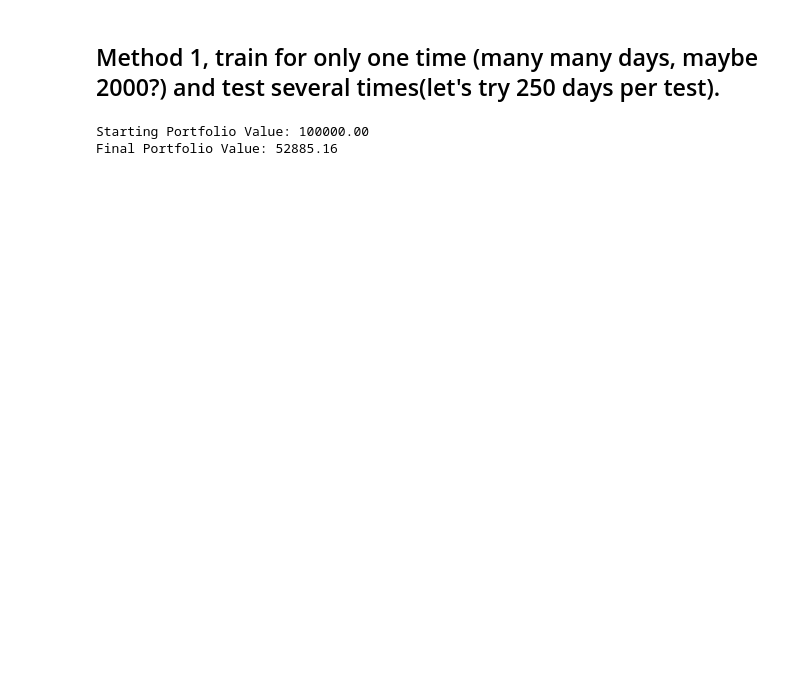
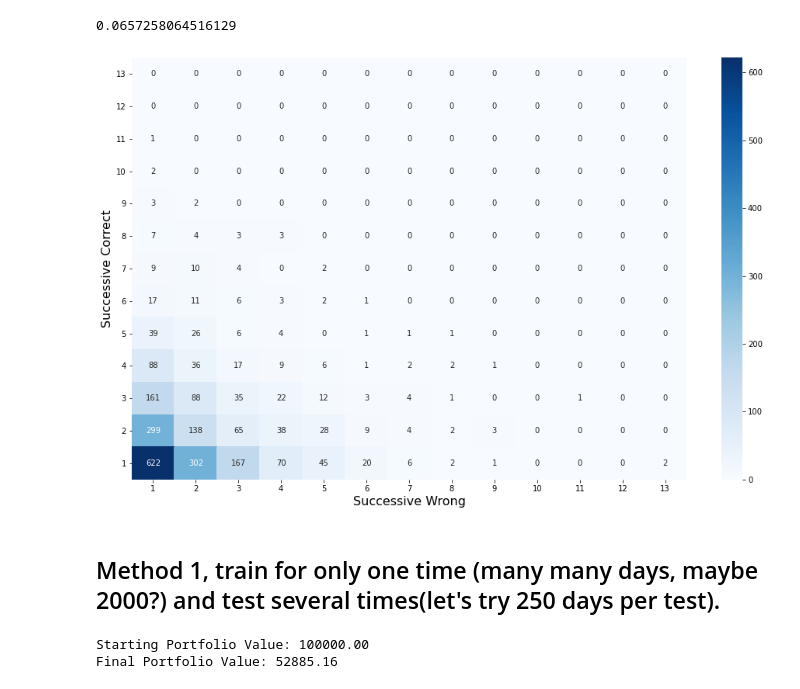
Before and after one commit to SimpleLonely/1218, a Jupyter notebook: src/packed_backtest.ipynb, the cells around one changed output. Saved outputs shown, nothing was run; the diff lists cells and outputs as text; code cells hidden in the pictures; blank space fills up the shorter version.

```diff
--- a/src/packed_backtest.ipynb
+++ b/src/packed_backtest.ipynb
@@ -20,3 +22,12 @@ df['log_r'] = np.log(df['close']) - np.log(df['open'])
 df['label'] = np.sign(df['log_r'].shift(-1))
 df['label'][df['label']==-1] = 0
 df['label'].fillna(0,inplace=True)
+# %%
+y_true = np.random.randint(0,2,10000)
+y_pred = np.random.randint(0,2,10000)
+# %%
+ti = test_indicator(y_true,y_pred)
+# %%
+ti.suc_fail[:,5:].sum() / ti.suc_fail.sum()
+# %% [output]
+0.0657258064516129
@@ -22,0 +36,4 @@ df['label'].fillna(0,inplace=True)
+# %%
+ti.plot_suc_fail()
+# %% [output]
+[figure, added]
```
Also changed, not shown: parts of 4 cells of this notebook.
